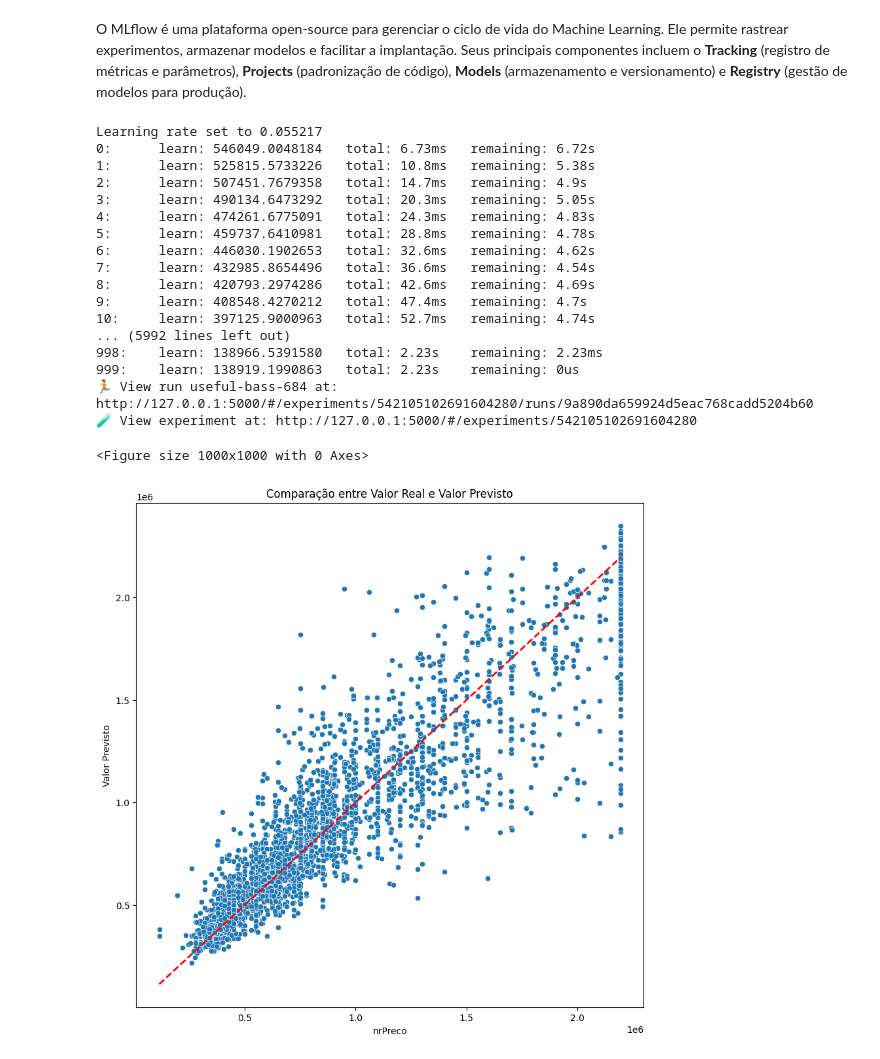
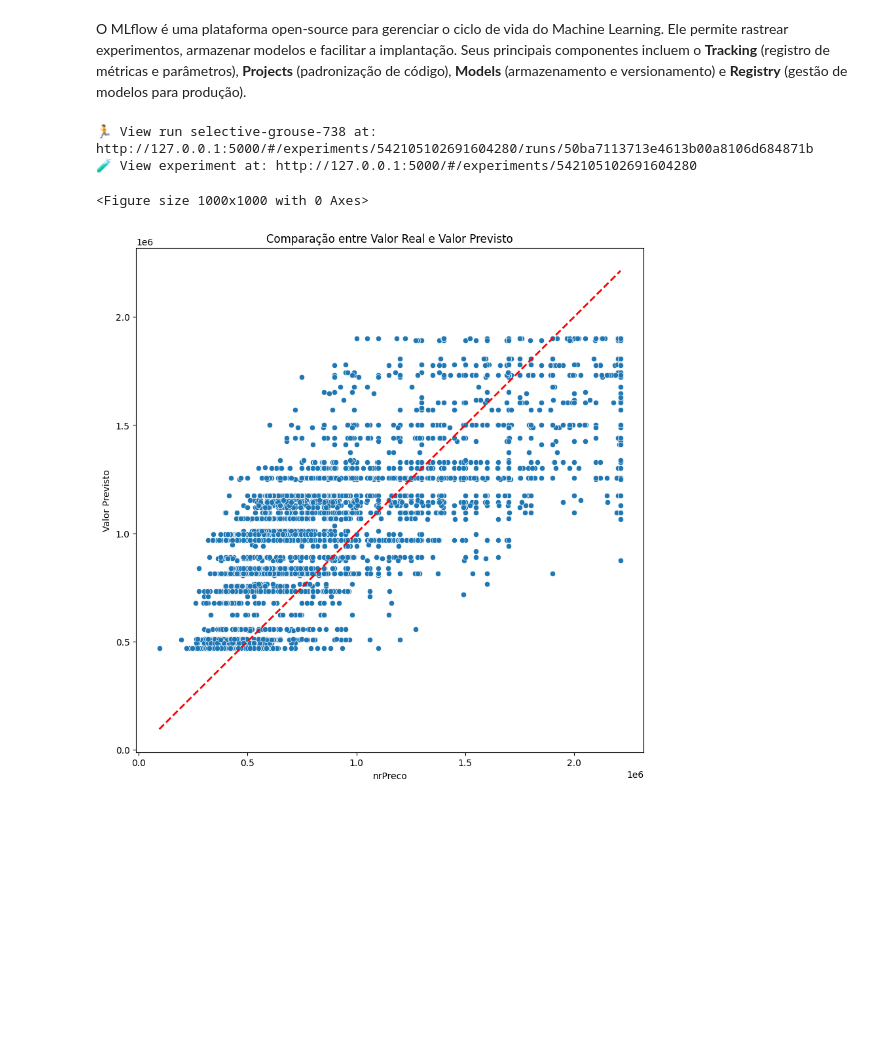
Before and after one commit to Mathsnts18/SantosApartmentPricing, a Jupyter notebook: notebooks/model.ipynb, the cells around one changed output. Cells and saved outputs as stored; diff of their text form; code cells hidden in the pictures; blank space fills up the shorter version.

```diff
--- a/notebooks/model.ipynb
+++ b/notebooks/model.ipynb
@@ -121,26 +122,6 @@ class DataProcessor(BaseEstimator, TransformerMixin):
             X[col] = X[col].fillna(0)
             X[col] = X[col].astype(int)
 
-        # Coluna nrCondominio
-        X.loc[X['nrCondominio'] > 10000, 'nrCondominio'] = (
-            X.loc[X['nrCondominio'] > 10000, 'nrCondominio'] / 1000
-        )
-
-        # Coluna nrIptu
-        X['nrIptu'] = X['nrIptu'].replace({
-            400000: 400,
-            120000: 120,
-            17000: 170,
-        })
-
-        # Coluna nrAndar
-        X.loc[X['nrAndar'] > 25, 'nrAndar'] = (
-            X.loc[X['nrAndar'] > 25, 'nrAndar'] // 10
-        )
-
-        # Coluna nrArea(m2)
-        X['nrArea(m2)'] = X['nrArea(m2)'].replace({11: 110})
-
         endereco_series = X['endereco']
 
         def extract_bairro(endereco):
@@ -366,7 +256,7 @@ mlflow.set_experiment(experiment_id=542105102691604280)
 
 with mlflow.start_run():
 
-    model = CatBoostRegressor(random_state=42)
+    model = AdaBoostRegressor(random_state=42)
 
     model.fit(X_train_transformed, y_train)
 
@@ -392,48 +282,33 @@ with mlflow.start_run():
                     'MAPE_test': mean_absolute_percentage_error_test
                     })
 
     # Hiperparâmetros do pré-processamentos
     mlflow.log_param('1. Data_processor', 'DataProcessor()')
     mlflow.log_param('2. Winsorizer', winsor.get_params())
     mlflow.log_param('3. OneHotEncoder', ohe.get_params())
     mlflow.log_param('4. NewFeats', new_feats.get_params())
     mlflow.log_param('5. RFE', rfe.get_params())
     mlflow.log_param('6. StandardScaler', scaler.get_params())
     mlflow.log_param('7. Regressor', model.get_params())
 
     # Signature
     mlflow.sklearn.log_model(
-        model, "RandomForestRegressor", input_example=X_train_transformed.iloc[[0]]
+        model, "AdaBoostRegressor", input_example=X_train_transformed.iloc[[0]]
     )
 
     # Gráfico real vs predito
     plt.figure(figsize=(10, 10))
     plt.figure(figsize=(10, 10))
     sns.scatterplot(x=y_test, y=y_pred)
     plt.plot([y_test.min(), y_test.max()], [y_test.min(), y_test.max()], 'r--', lw=2)
     plt.ylabel('Valor Previsto')
     plt.title('Comparação entre Valor Real e Valor Previsto')
     tmpdir = tempfile.mkdtemp()
     plot_path = os.path.join(tmpdir, "real_vs_previsto.png")
     plt.savefig(plot_path)
     mlflow.log_artifact(plot_path)
 # %% [output]
-Learning rate set to 0.055217
-0:      learn: 546049.0048184   total: 6.73ms   remaining: 6.72s
-1:      learn: 525815.5733226   total: 10.8ms   remaining: 5.38s
-2:      learn: 507451.7679358   total: 14.7ms   remaining: 4.9s
-3:      learn: 490134.6473292   total: 20.3ms   remaining: 5.05s
-4:      learn: 474261.6775091   total: 24.3ms   remaining: 4.83s
-5:      learn: 459737.6410981   total: 28.8ms   remaining: 4.78s
-6:      learn: 446030.1902653   total: 32.6ms   remaining: 4.62s
-7:      learn: 432985.8654496   total: 36.6ms   remaining: 4.54s
-8:      learn: 420793.2974286   total: 42.6ms   remaining: 4.69s
-9:      learn: 408548.4270212   total: 47.4ms   remaining: 4.7s
-10:     learn: 397125.9000963   total: 52.7ms   remaining: 4.74s
-... (5992 lines left out)
-998:    learn: 138966.5391580   total: 2.23s    remaining: 2.23ms
-999:    learn: 138919.1990863   total: 2.23s    remaining: 0us
-🏃 View run useful-bass-684 at: http://127.0.0.1:5000/#/experiments/542105102691604280/runs/9a890da659924d5eac768cadd5204b60
+🏃 View run selective-grouse-738 at: http://127.0.0.1:5000/#/experiments/542105102691604280/runs/50ba7113713e4613b00a8106d684871b
 🧪 View experiment at: http://127.0.0.1:5000/#/experiments/542105102691604280
 <Figure size 1000x1000 with 0 Axes>
-[figure, old version]
+[figure, new version]
```
Also changed, not shown: parts of 3 cells of this notebook, 17 other files.
